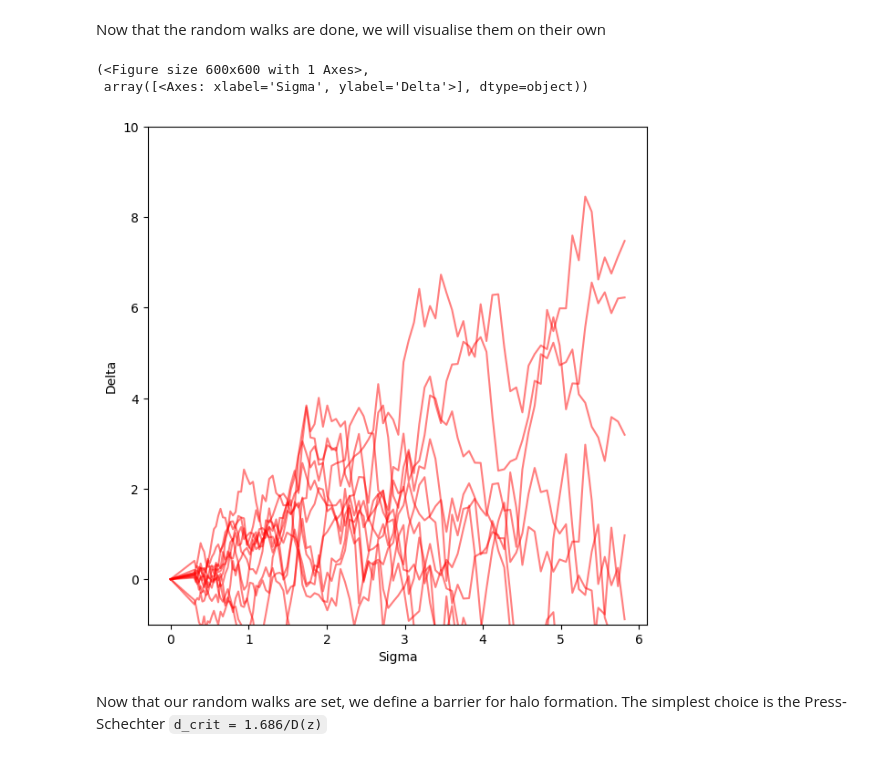
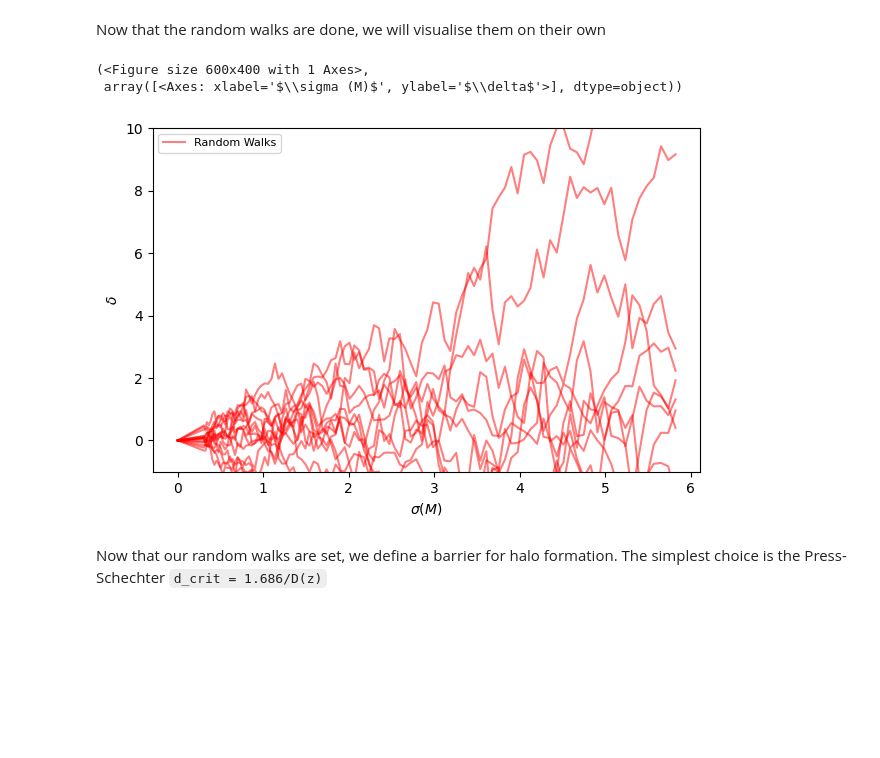
Before and after one commit to 21cmfast/Structure-Formation, a Jupyter notebook: tutorials/03-halos.ipynb, the cells around one changed output. Drawn from its saved outputs; the diff is of its cells as text; code cells hidden in the pictures; blank space fills up the shorter version.

```diff
--- a/tutorials/03-halos.ipynb
+++ b/tutorials/03-halos.ipynb
@@ -21,14 +23,10 @@ min_mass = 1e8 #solar masses
 max_mass = 1e16
 num_steps = 100 #number of log-spaced steps in mass for the random walks
 
-#for conditioning the random walks
-start_sigma = 0.
-start_delta = 0.
-
-mass_steps = np.logspace(np.log10(max_mass), np.log10(min_mass), num_steps)
-sigma_steps = rw.M_to_sigma(mass_steps)
-sigma_steps = np.concatenate(([start_sigma],sigma_steps))
-mass_steps = np.concatenate(([rw.sigma_to_M(start_sigma)],mass_steps))
+sigma_steps,mass_steps = rw.setup_walk_steps(start_sigma=0.0,
+                                             min_mass=min_mass,
+                                             max_mass=max_mass,
+                                             num_steps=num_steps)
 
 #number of walks total
 n_walks = 100000
@@ -40,15 +38,15 @@ Now that the random walks are done, we will visualise them on their own
 # %%
 rw.plot_walks(
     redshift=redshift,
     walks=walks,
     mass_steps=mass_steps,
     sigma_steps=sigma_steps,
-    n_walks_plot=12,
+    n_walks_plot=15,
 )
 # %% [output]
-(<Figure size 600x600 with 1 Axes>,
- array([<Axes: xlabel='Sigma', ylabel='Delta'>], dtype=object))
+(<Figure size 600x400 with 1 Axes>,
+ array([<Axes: xlabel='$\\sigma (M)$', ylabel='$\\delta$'>], dtype=object))
-[figure, old version]
+[figure, new version]
 # %% [markdown]
 Now that our random walks are set, we define a barrier for halo formation. The simplest choice is the Press-Schechter `d_crit = 1.686/D(z)`
 # %%
```
Also changed, not shown: parts of 9 cells of this notebook, 1 other file.
